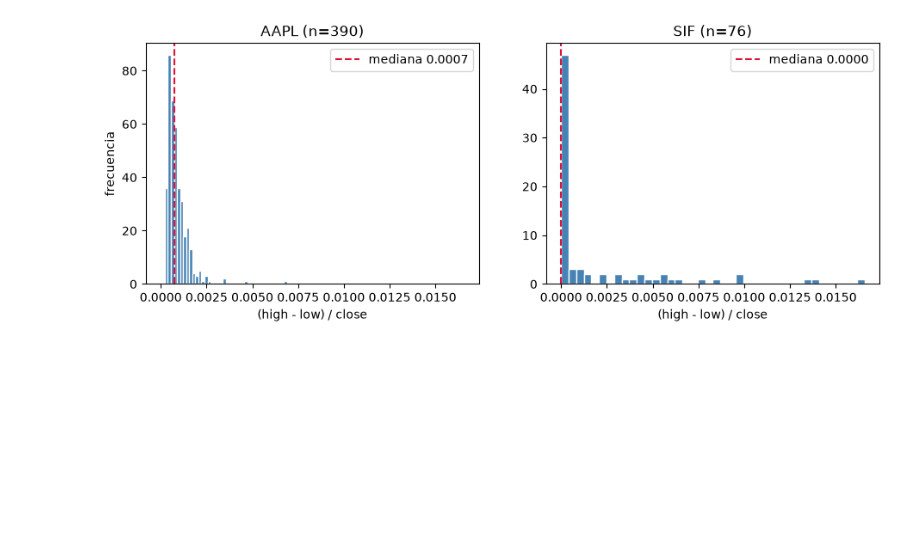
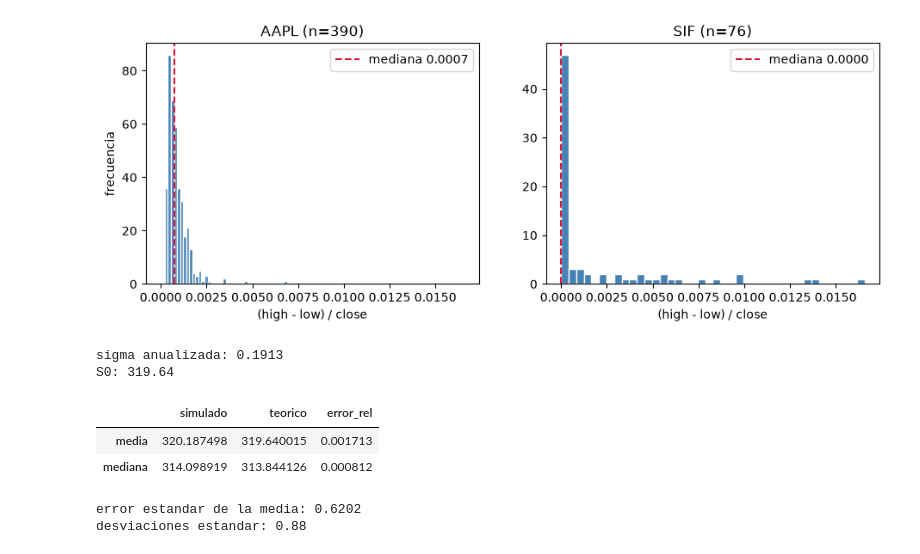
Before and after one commit to GCCS11/MyST, a Jupyter notebook: Act01/act01_activity.ipynb, the cells around one changed output. Saved outputs shown, nothing was run; the diff lists cells and outputs as text; code cells hidden in the pictures; blank space fills up the shorter version.

```diff
--- a/Act01/act01_activity.ipynb
+++ b/Act01/act01_activity.ipynb
@@ -77,3 +77,38 @@ plt.savefig("outputs/tightness_hist.png", dpi=150, bbox_inches="tight")
 plt.show()
 # %% [output]
 [figure]
+# %%
+from src.gbm import calibrate_sigma, simulate_gbm, terminal_moments
+
+sigma = calibrate_sigma(clean[LIQUID]["Close"])
+s0 = float(clean[LIQUID]["Close"].iloc[-1])
+T = 1.0
+
+print(f"sigma anualizada: {sigma:.4f}")
+print(f"S0: {s0:.2f}")
+# %% [output]
+sigma anualizada: 0.1913
+S0: 319.64
+# %%
+paths = simulate_gbm(s0, sigma, T)
+terminal = paths[:, -1]
+
+theory = terminal_moments(s0, sigma, T)
+result = pd.DataFrame({
+    "simulado": [terminal.mean(), np.median(terminal)],
+    "teorico": [theory["mean"], theory["median"]],
+}, index=["media", "mediana"])
+result["error_rel"] = (result["simulado"] / result["teorico"] - 1).abs()
+result
+# %% [output]
+|  | simulado | teorico | error_rel |
+| media | 320.187498 | 319.640015 | 0.001713 |
+| mediana | 314.098919 | 313.844126 | 0.000812 |
+# %%
+se_mean = terminal.std(ddof=1) / np.sqrt(len(terminal))
+z = abs(terminal.mean() - theory["mean"]) / se_mean
+print(f"error estandar de la media: {se_mean:.4f}")
+print(f"desviaciones estandar: {z:.2f}")
+# %% [output]
+error estandar de la media: 0.6202
+desviaciones estandar: 0.88
```
Also changed, not shown: parts of 1 cell of this notebook, 2 other files.
